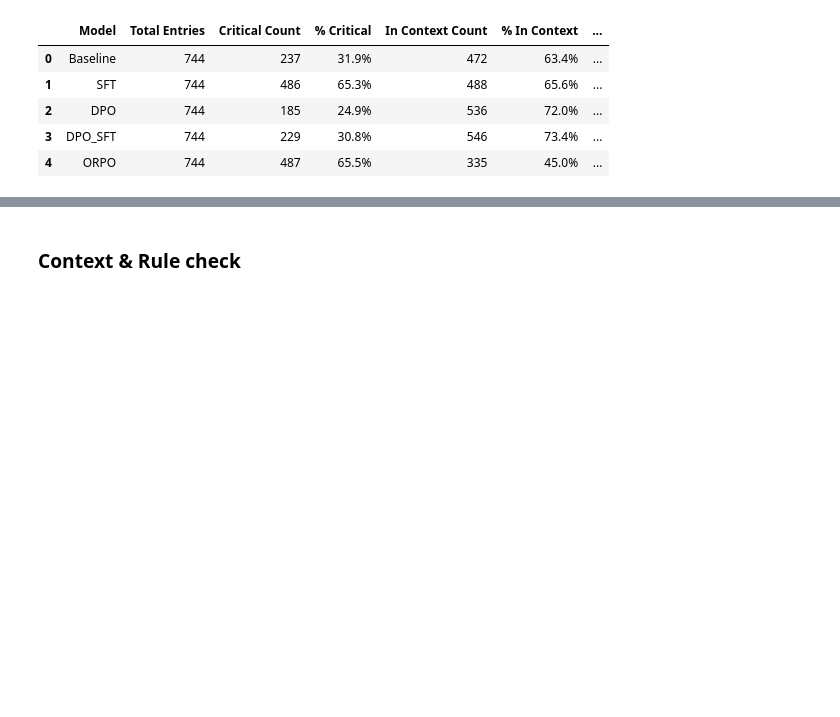
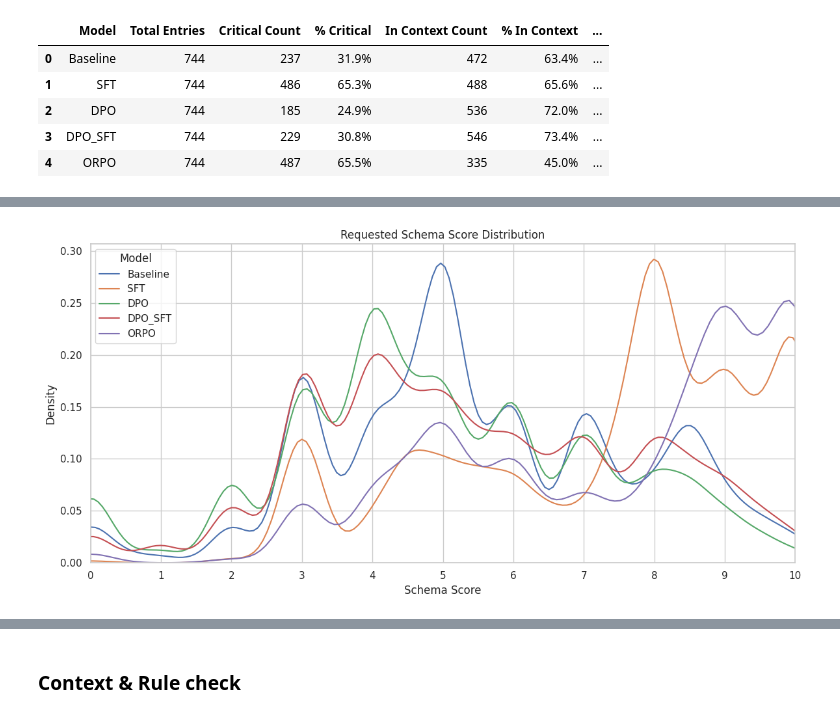
Before and after one commit to RicoStaedeli/NLP2025_CQG, a Jupyter notebook: 5_Evaluation_Analytics.ipynb, the cells around one changed output, grey strips where cells are left out. Drawn from its saved outputs; the diff is of its cells as text; code cells hidden in the pictures; blank space fills up the shorter version.

```diff
--- a/5_Evaluation_Analytics.ipynb
+++ b/5_Evaluation_Analytics.ipynb
@@ -102,6 +106,9 @@ for i, df in enumerate(dfs):
     critical_and_in_context = df[(df['is_critical'] == True) & (df['in_context'] == True)]
     critical_and_in_context_count = len(critical_and_in_context)
 
+    sim_count = len(df[df["sim_label"] == "Useful"])
+    bleurt_count = len(df[df["bleurt_label"] == "Useful"])
+
     summary.append({
         'Model': model_names[i],
         'Total Entries': total,
@@ -110,22 +117,31 @@ for i, df in enumerate(dfs):
         'In Context Count': in_context_count,
         '% In Context': (in_context_count / total) * 100,
         'Critical & In Context Count': critical_and_in_context_count,
-        '% Critical & In Context': (critical_and_in_context_count / total) * 100
+        '% Critical & In Context': (critical_and_in_context_count / total) * 100,
+        'Sim Useful Count': sim_count,
+        '% Sim Useful': (sim_count / total) * 100,
+        'BLEURT Useful Count': bleurt_count,
+        '% BLEURT Useful': (bleurt_count / total) * 100
     })
 
 summary_df = pd.DataFrame(summary)
 
 styler = summary_df.style.background_gradient(cmap='Blues', subset=[
-    '% Critical', '% In Context', '% Critical & In Context'
+    '% Critical', '% In Context', '% Critical & In Context', '% Sim Useful', '% BLEURT Useful'
 ])
+
 styler = styler.format({
     'Total Entries': '{:,}',
     'Critical Count': '{:,}',
     'In Context Count': '{:,}',
     'Critical & In Context Count': '{:,}',
+    'Sim Useful Count': '{:,}',
+    'BLEURT Useful Count': '{:,}',
     '% Critical': '{:.1f}%',
     '% In Context': '{:.1f}%',
-    '% Critical & In Context': '{:.1f}%'
+    '% Critical & In Context': '{:.1f}%',
+    '% Sim Useful': '{:.1f}%',
+    '% BLEURT Useful': '{:.1f}%'
 })
 
 display(styler)
@@ -138,0 +190,30 @@ display(styler)
+# %%
+sns.set(style="whitegrid")
+
+# Ensure schema_score exists for each DataFrame
+for df in dfs:
+    if 'schema_score' not in df.columns:
+        df['schema_score'] = df.apply(lambda row: row[row['schema']], axis=1)
+
+plt.figure(figsize=(12, 6))
+
+# Plot KDE for each model
+for model_name, df in zip(model_names, dfs):
+    sns.kdeplot(
+        data=df,
+        x='schema_score',
+        bw_adjust=0.5,  # Adjust bandwidth for smoothing (tune as needed)
+        label=model_name,
+        fill=False  # set to True if you want filled area
+    )
+
+plt.title('Requested Schema Score Distribution')
+plt.xlabel('Schema Score')
+plt.ylabel('Density')
+plt.xlim(0, 10)
+plt.xticks(range(0, 11))
+plt.legend(title='Model')
+plt.tight_layout()
+plt.show()
+# %% [output]
+[figure, added]
```
Also changed, not shown: parts of 7 cells of this notebook.
